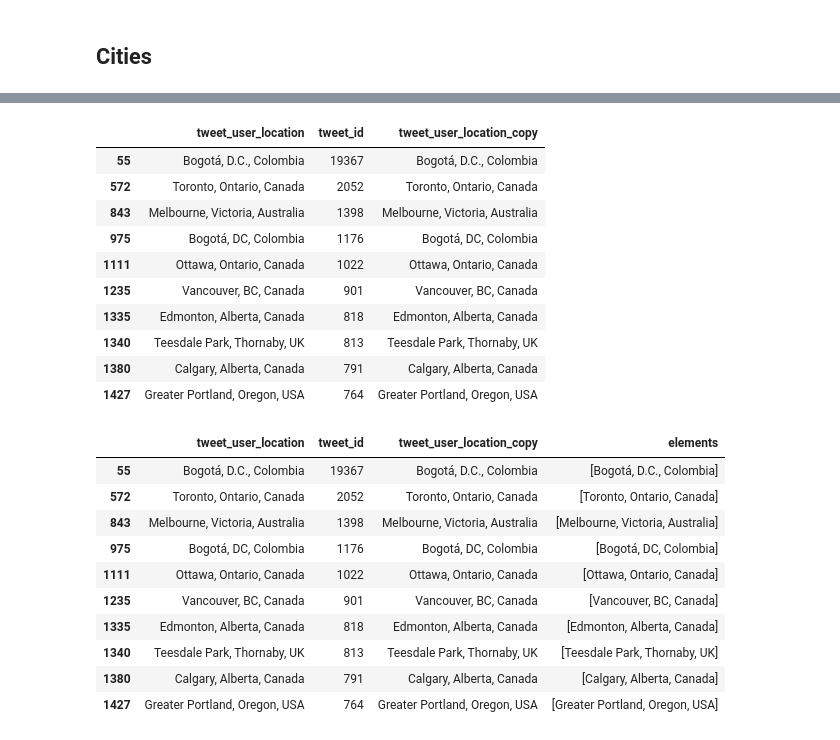
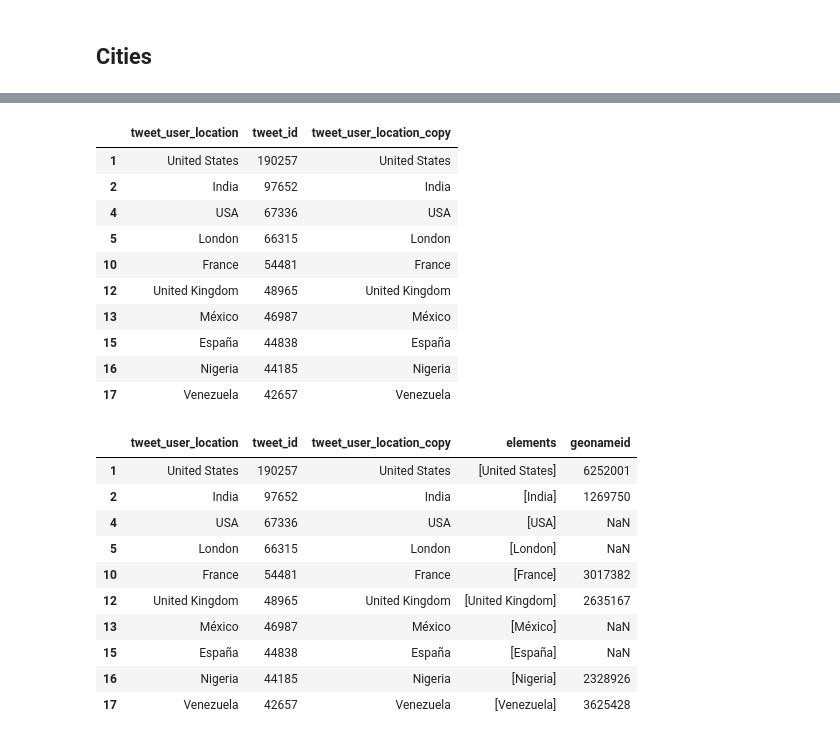
Before and after one commit to chumlab/covid19project, a Jupyter notebook: experimentation.ipynb, the cells around one changed output, grey strips where cells are left out. Cells and saved outputs as stored; diff of their text form; code cells hidden in the pictures.

```diff
--- a/experimentation.ipynb
+++ b/experimentation.ipynb
@@ -262,40 +268,41 @@ def parts_dict(num_parts, location):
 # %%
+# Mini test dataset
 # df[['column_new_1', 'column_new_2', 'column_new_3']] = pd.DataFrame([[np.nan, 'dogs', 3]], index=df.index)
-test_df = df[df['tweet_user_location_copy'].str.count(',') == 2].head(10)
+test_df = df[df['tweet_user_location_copy'].str.count(',') == 0].head(10)
 test_df
 # %% [output]
 |  | tweet_user_location | tweet_id | tweet_user_location_copy |
-| 55 | Bogotá, D.C., Colombia | 19367 | Bogotá, D.C., Colombia |
-| 572 | Toronto, Ontario, Canada | 2052 | Toronto, Ontario, Canada |
-| 843 | Melbourne, Victoria, Australia | 1398 | Melbourne, Victoria, Australia |
-| 975 | Bogotá, DC, Colombia | 1176 | Bogotá, DC, Colombia |
-| 1111 | Ottawa, Ontario, Canada | 1022 | Ottawa, Ontario, Canada |
-| 1235 | Vancouver, BC, Canada | 901 | Vancouver, BC, Canada |
-| 1335 | Edmonton, Alberta, Canada | 818 | Edmonton, Alberta, Canada |
-| 1340 | Teesdale Park, Thornaby, UK | 813 | Teesdale Park, Thornaby, UK |
-| 1380 | Calgary, Alberta, Canada | 791 | Calgary, Alberta, Canada |
-| 1427 | Greater Portland, Oregon, USA | 764 | Greater Portland, Oregon, USA |
+| 1 | United States | 190257 | United States |
+| 2 | India | 97652 | India |
+| 4 | USA | 67336 | USA |
+| 5 | London | 66315 | London |
+| 10 | France | 54481 | France |
+| 12 | United Kingdom | 48965 | United Kingdom |
+| 13 | México | 46987 | México |
+| 15 | España | 44838 | España |
+| 16 | Nigeria | 44185 | Nigeria |
+| 17 | Venezuela | 42657 | Venezuela |
 # %%
 num_parts = 3
 
 # https://stackoverflow.com/a/16242202
 #test_df.tweet_user_location_copy.apply(lambda s: pd.Series(parts_dict(num_parts, s)))
 #test_df = pd.concat([test_df, test_df.tweet_user_location_copy.apply(lambda s: pd.Series(parts_dict(num_parts, s)))], axis=1)
 
-test_df['elements'] = test_df['tweet_user_location_copy'].map(lambda row: split_fixed_parts(num_parts, row))
-test_df['elements'] = test_df['elements'].map(lambda x: [i.strip() for i in x])
+test_df['elements'] = test_df['tweet_user_location_copy'].map(lambda location: location.split(','))
+# test_df['elements'] = test_df['elements'].map(lambda x: [i.strip() for i in x if i is not None])
 test_df
 # %% [output]
-|  | tweet_user_location | tweet_id | tweet_user_location_copy | elements |
-| 55 | Bogotá, D.C., Colombia | 19367 | Bogotá, D.C., Colombia | [Bogotá, D.C., Colombia] |
-| 572 | Toronto, Ontario, Canada | 2052 | Toronto, Ontario, Canada | [Toronto, Ontario, Canada] |
-| 843 | Melbourne, Victoria, Australia | 1398 | Melbourne, Victoria, Australia | [Melbourne, Victoria, Australia] |
-| 975 | Bogotá, DC, Colombia | 1176 | Bogotá, DC, Colombia | [Bogotá, DC, Colombia] |
-| 1111 | Ottawa, Ontario, Canada | 1022 | Ottawa, Ontario, Canada | [Ottawa, Ontario, Canada] |
-| 1235 | Vancouver, BC, Canada | 901 | Vancouver, BC, Canada | [Vancouver, BC, Canada] |
-| 1335 | Edmonton, Alberta, Canada | 818 | Edmonton, Alberta, Canada | [Edmonton, Alberta, Canada] |
-| 1340 | Teesdale Park, Thornaby, UK | 813 | Teesdale Park, Thornaby, UK | [Teesdale Park, Thornaby, UK] |
-| 1380 | Calgary, Alberta, Canada | 791 | Calgary, Alberta, Canada | [Calgary, Alberta, Canada] |
-| 1427 | Greater Portland, Oregon, USA | 764 | Greater Portland, Oregon, USA | [Greater Portland, Oregon, USA] |
+|  | tweet_user_location | tweet_id | tweet_user_location_copy | elements | geonameid |
+| 1 | United States | 190257 | United States | [United States] | 6252001 |
+| 2 | India | 97652 | India | [India] | 1269750 |
+| 4 | USA | 67336 | USA | [USA] | NaN |
+| 5 | London | 66315 | London | [London] | NaN |
+| 10 | France | 54481 | France | [France] | 3017382 |
+| 12 | United Kingdom | 48965 | United Kingdom | [United Kingdom] | 2635167 |
+| 13 | México | 46987 | México | [México] | NaN |
+| 15 | España | 44838 | España | [España] | NaN |
+| 16 | Nigeria | 44185 | Nigeria | [Nigeria] | 2328926 |
+| 17 | Venezuela | 42657 | Venezuela | [Venezuela] | 3625428 |
 # %%
 def get_country(countries_df, element):
```
Also changed, not shown: parts of 9 cells of this notebook.
